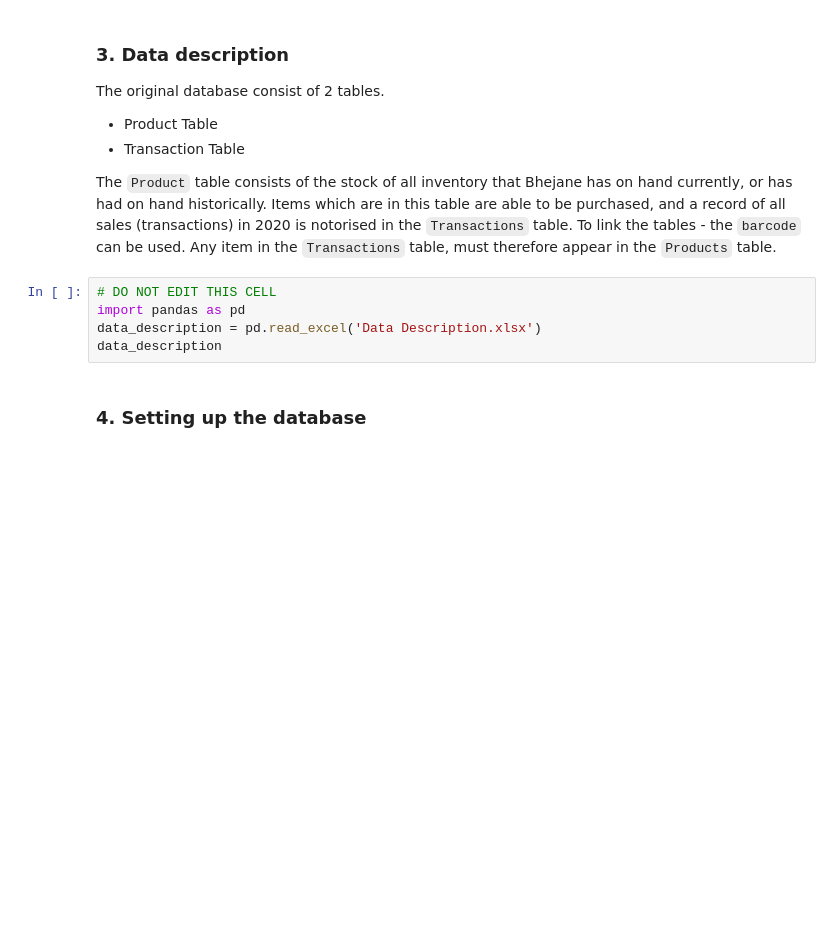
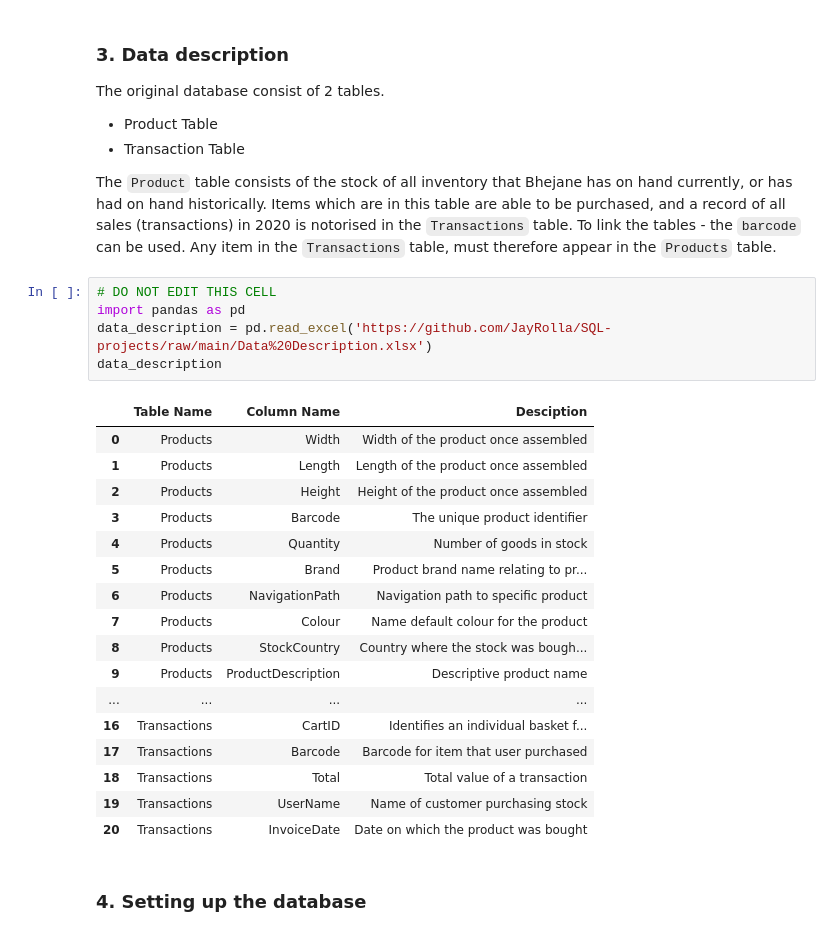
Before and after one commit to JayRolla/3NF_SQL_project, a Jupyter notebook: Christinah.ipynb, the cells around one changed output. Drawn from its saved outputs; the diff is of its cells as text; blank space fills up the shorter version.

```diff
--- a/Christinah.ipynb
+++ b/Christinah.ipynb
@@ -96,8 +83,26 @@ The `Product` table consists of the stock of all inventory that Bhejane has on h
 # %%
 # DO NOT EDIT THIS CELL
 import pandas as pd
-data_description = pd.read_excel('Data Description.xlsx')
+data_description = pd.read_excel('https://github.com/JayRolla/SQL-projects/raw/main/Data%20Description.xlsx')
 data_description
+# %% [output]
+|  | Table Name | Column Name | Desciption |
+| 0 | Products | Width | Width of the product once assembled |
+| 1 | Products | Length | Length of the product once assembled |
+| 2 | Products | Height | Height of the product once assembled |
+| 3 | Products | Barcode | The unique product identifier |
+| 4 | Products | Quantity | Number of goods in stock |
+| 5 | Products | Brand | Product brand name relating to pr... |
+| 6 | Products | NavigationPath | Navigation path to specific product |
+| 7 | Products | Colour | Name default colour for the product |
+| 8 | Products | StockCountry | Country where the stock was bough... |
+| 9 | Products | ProductDescription | Descriptive product name |
+| ... | ... | ... | ... |
+| 16 | Transactions | CartID | Identifies an individual basket f... |
+| 17 | Transactions | Barcode | Barcode for item that user purchased |
+| 18 | Transactions | Total | Total value of a transaction |
+| 19 | Transactions | UserName | Name of customer purchasing stock |
+| 20 | Transactions | InvoiceDate | Date on which the product was bought |
 # %% [markdown]
 <a id='Setting_up'></a>
 ### 4. Setting up the database
```
Also changed, not shown: parts of 4 cells of this notebook.
